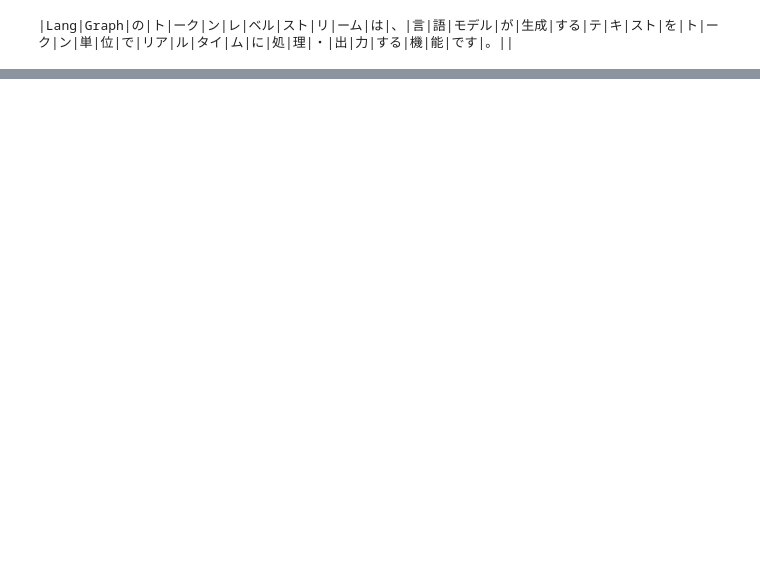
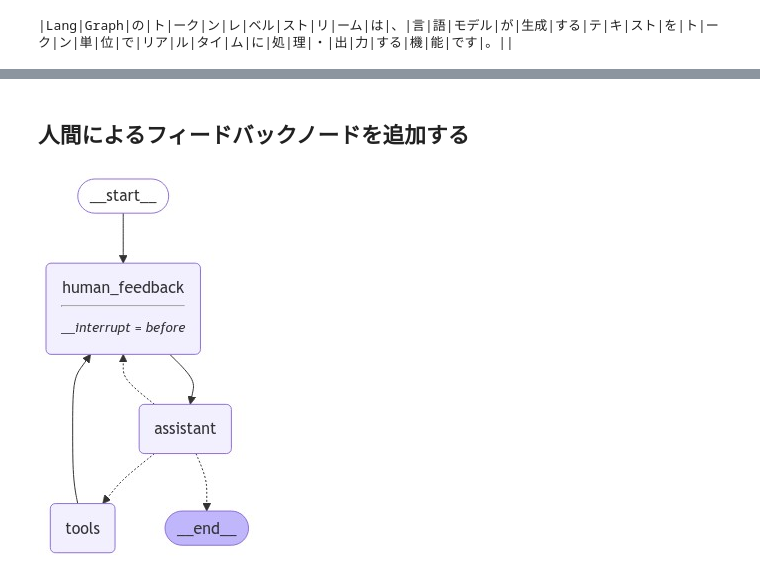
Before and after one commit to aidiary/learning-langchain, a Jupyter notebook: langchain-academy/module_3.ipynb, the cells around one changed output, grey strips where cells are left out. Cells and saved outputs as stored; diff of their text form; code cells hidden in the pictures; blank space fills up the shorter version.

```diff
--- a/langchain-academy/module_3.ipynb
+++ b/langchain-academy/module_3.ipynb
@@ -169,0 +405,43 @@ async for event in graph.astream_events({"messages": [input_message]}, config, v
+# %% [markdown]
+## 人間によるフィードバックノードを追加する
+# %%
+# Breakpointで実行を止めて状態を修正できる
+from IPython.display import Image, display
+
+from langgraph.checkpoint.memory import MemorySaver
+from langgraph.graph import MessagesState
+from langgraph.graph import START, StateGraph
+from langgraph.prebuilt import tools_condition, ToolNode
+
+from langchain_core.messages import AIMessage, HumanMessage, SystemMessage
+
+sys_msg = SystemMessage(content="あなたは一連の入力に対して算術計算を行うことを任務とする、役立つアシスタントです。")
+
+def human_feedback(sate: MessagesState):
+    # 実際の状態の更新処理はグラフ実行時に書く
+    pass
+
+def assistant(state: MessagesState):
+    return {"messages": [llm_with_tools.invoke([sys_msg] + state["messages"])]}
+
+builder = StateGraph(MessagesState)
+
+builder.add_node("assistant", assistant)
+builder.add_node("tools", ToolNode(tools))
+builder.add_node("human_feedback", human_feedback)
+
+builder.add_edge(START, "human_feedback")
+builder.add_edge("human_feedback", "assistant")
+builder.add_conditional_edges(
+    "assistant",
+    tools_condition
+)
+builder.add_edge("tools", "human_feedback")
+
+memory = MemorySaver()
+# LLMの実行の直前で止める
+graph = builder.compile(interrupt_before=["human_feedback"], checkpointer=memory)
+
+display(Image(graph.get_graph().draw_mermaid_png()))
+# %% [output]
+[figure, added]
```
Also changed, not shown: parts of 43 cells of this notebook.
